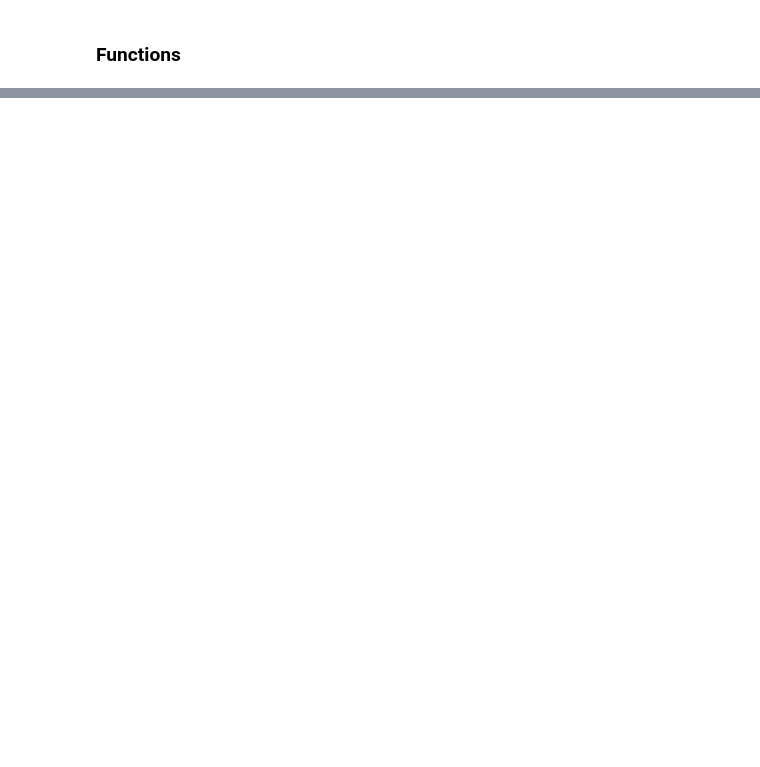
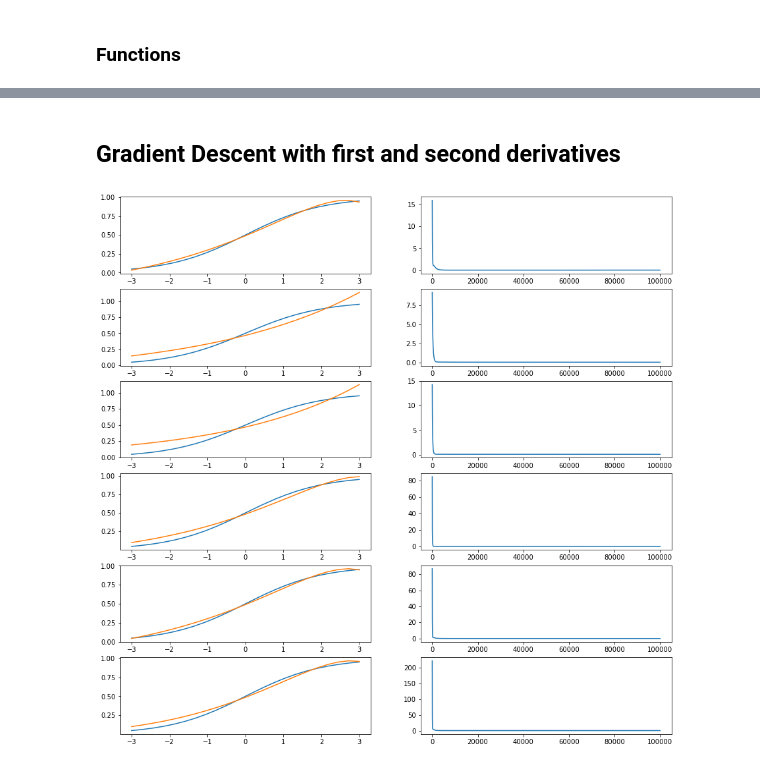
Before and after one commit to khinkafer/MO-RS-POMDP, a Jupyter notebook: Sigmoid.ipynb, the cells around one changed output, grey strips where cells are left out. Drawn from its saved outputs; the diff is of its cells as text; code cells hidden in the pictures; blank space fills up the shorter version.

Commit message:
derivatives added

```diff
--- a/Sigmoid.ipynb
+++ b/Sigmoid.ipynb
@@ -127,0 +173,62 @@ vors
+# %%
+def gradient_descent_with_moments(num_of_exps, max_iteration, step_coeff,d_coeff,d2_coeff):
+
+    weights,vor=initialize(num_of_exps)
+    losses=[]
+    for i in range(max_iteration):
+        exped,y_hat, b_exped,dyhat_dx,dy_dx,b2_exped,d2yhat_dx,d2y_dx=one_step_forward_with_moments(x,weights,vor)
+        l=loss_with_moments(y,y_hat,dy_dx,dyhat_dx, d_coeff,d2y_dx,d2yhat_dx,d2_coeff)
+        losses.append(l)
+        dw,dv=one_step_backward_with_moments(num_of_exps,weights,x,exped,y_hat,y,b_exped,dyhat_dx,dy_dx,d_coeff,b2_exped,d2yhat_dx,d2y_dx,d2_coeff)
+        #print(dw,dv)
+        #if i==1000:
+        #    step_coeff=step_coeff*10
+        #if i==10000:
+        #    step_coeff=step_coeff*10
+        #if i==100000:
+        #    step_coeff=step_coeff*10
+        weights,vor=update(weights,vor,dw,dv,i,step_coeff)
+
+    return weights,vor,losses
+# %% [markdown]
+## Gradient Descent with first and second derivatives
+# %%
+#x = np.linspace(-3, 3, 100)
+b=3
+n=40
+co1=2
+co2=1
+
+p1=np.linspace(-b,-0.5,int(n/4))
+p2=np.linspace(-0.5,0.5,int(n/2))
+p3=np.linspace(0.5,b,int(n/4))
+x=np.hstack([p1,p2,p3])
+
+y=sigmoid(x)
+x=x.reshape(len(x),1)
+max_iteration=100000
+
+d_coeff=co1/n
+d2_coeff=co2/n
+
+weights=[]
+vors=[]
+losses=[]
+fig, ax=plt.subplots(6,2,figsize=(15,15))
+for i,n in enumerate([5,6,7,8,9,10]):
+    w,v,l=gradient_descent_with_moments(num_of_exps=n, max_iteration=max_iteration, step_coeff=1e-4,d_coeff=d_coeff,d2_coeff=d2_coeff)
+    weights.append(w.reshape(-1))
+    vors.append(v.reshape(-1))
+    losses.append(l)
+
+    x2=x.reshape(-1)
+    y_hat=utility(x2,weights[i],vors[i])
+
+    ax[i][0].plot(x2,y)
+    ax[i][0].plot(x2,y_hat)
+
+    iteration=np.arange(0,max_iteration,100)
+    ls=np.array(losses[i])[iteration]
+    ax[i][1].plot(iteration,ls)
+# %% [output]
+[figure, added]
```
Also changed, not shown: parts of 13 cells of this notebook.
